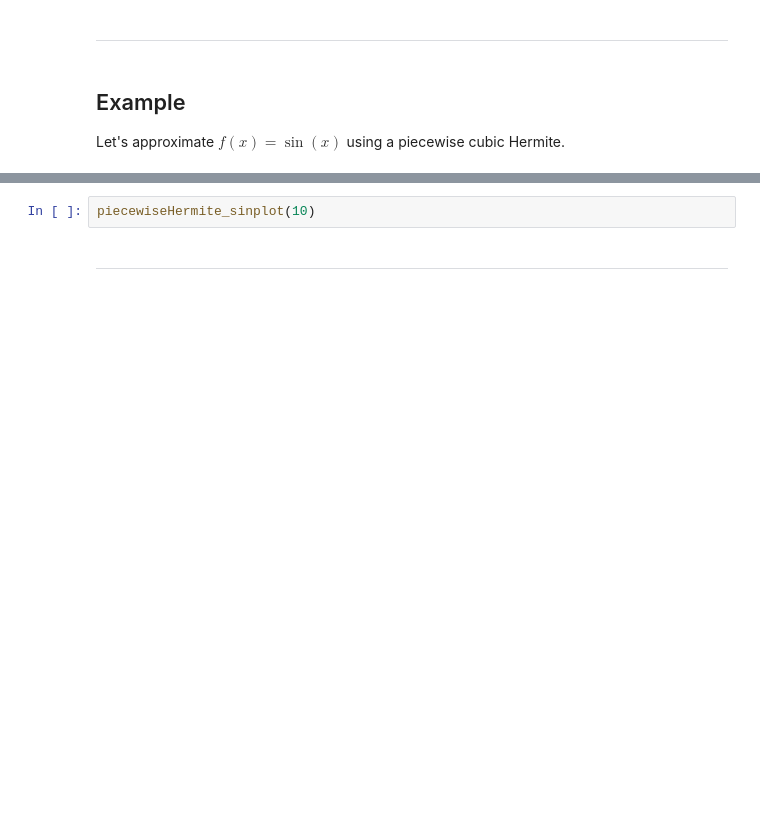
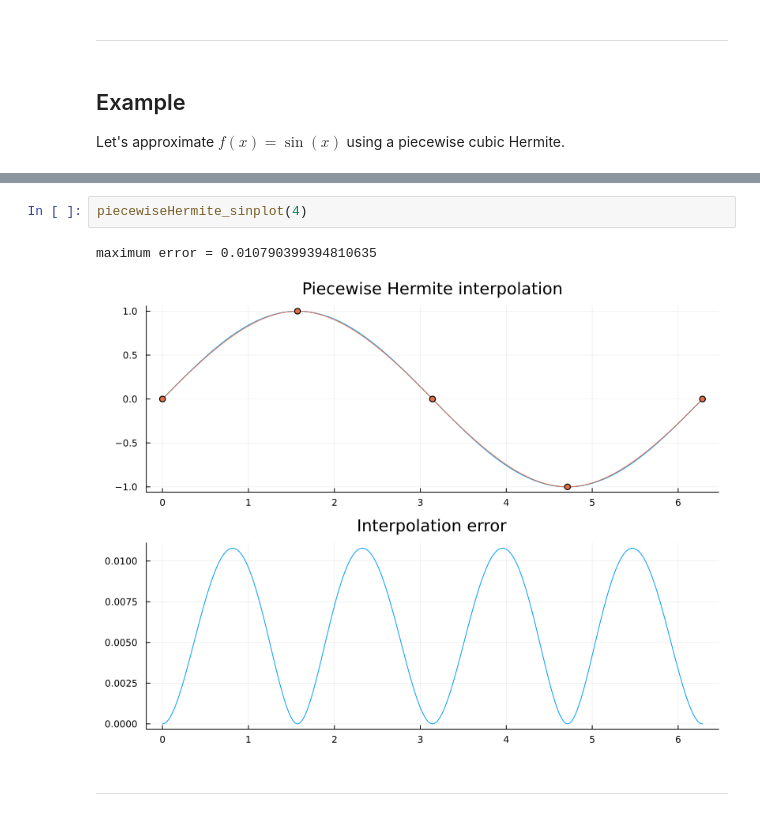
Before and after one commit to math435/20252-lecture-notes, a Jupyter notebook: chapter11/Section 11.2 - Broken line and piecewise Hermite interpolation.ipynb, the cells around one changed output, grey strips where cells are left out. Saved outputs shown, nothing was run; the diff lists cells and outputs as text; blank space fills up the shorter version.

```diff
--- a/chapter11/Section 11.2 - Broken line and piecewise Hermite interpolation.ipynb
+++ b/chapter11/Section 11.2 - Broken line and piecewise Hermite interpolation.ipynb
@@ -201,5 +203,8 @@ end
 # %%
-piecewiseHermite_sinplot(10)
+piecewiseHermite_sinplot(4)
+# %% [output]
+maximum error = 0.010790399394810635
+[figure, added]
 # %% [markdown]
 ---
 # %% [markdown]
```
Also changed, not shown: parts of 12 cells of this notebook, 1 other file.
